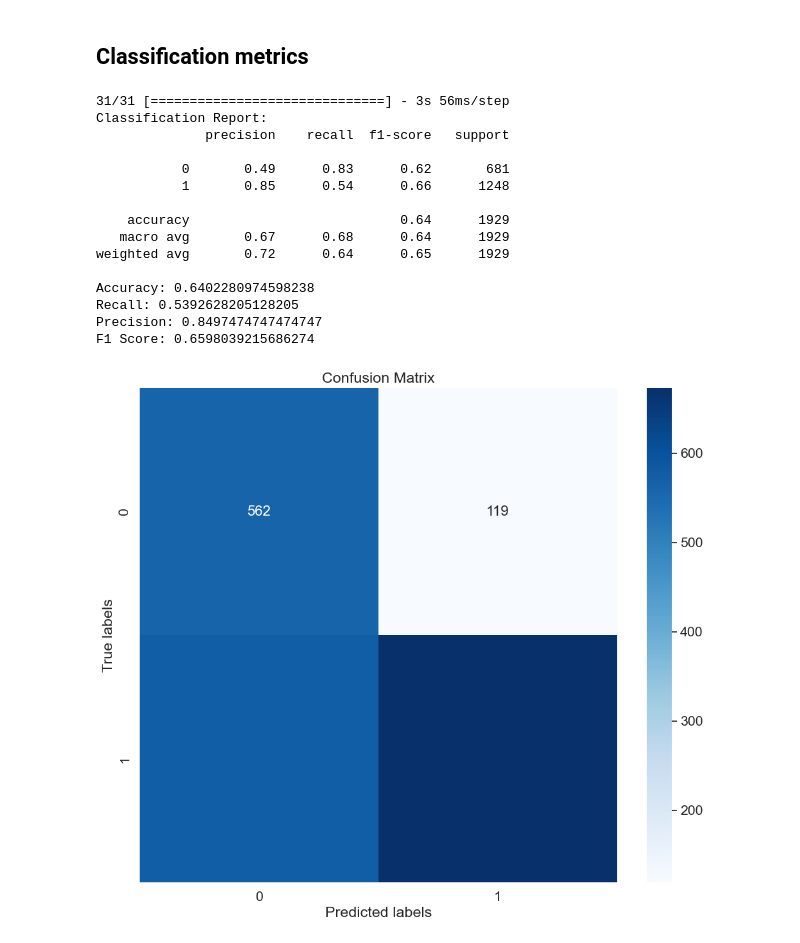
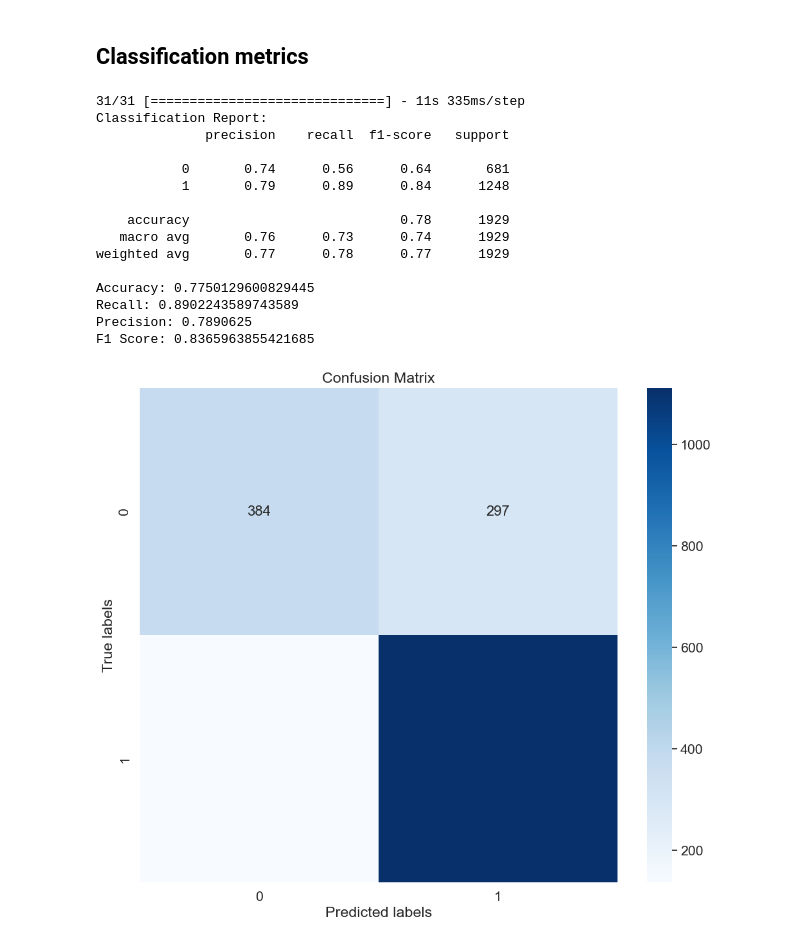
Before and after one commit to TeodorRusKvi/Text-analysis-and-lingustics, a Jupyter notebook: git_NLP_Notebooks/LSTM_CNN_attention_Kopi.ipynb, the cells around one changed output. Saved outputs shown, nothing was run; the diff lists cells and outputs as text; code cells hidden in the pictures.

```diff
--- a/git_NLP_Notebooks/LSTM_CNN_attention_Kopi.ipynb
+++ b/git_NLP_Notebooks/LSTM_CNN_attention_Kopi.ipynb
@@ -133,10 +156,10 @@ def CNN_LSTM_sequential(params, config):
     conv = Conv1D(filters=params['conv_filters'], kernel_size=1, activation='relu')(dropout)
     conv = BatchNormalization()(conv)
 
-    lstm = Bidirectional(LSTM(params['lstm_units'], return_sequences=True, dropout=params['lstm_dropout'], recurrent_dropout=params['lstm_recurrent']))(conv)
+    lstm = Bidirectional(LSTM(params['lstm_units'], return_sequences=True, dropout=0.006, recurrent_dropout=0.1))(conv)
     lstm = LayerNormalization()(lstm)
 
-    num_heads = params['heads']
+    num_heads = 8
     attention_layer = MultiHeadAttention(num_heads=num_heads, key_dim=config.embeddings_GloVe.shape[1] // num_heads, dropout=0.1)
     attention_output = attention_layer(query=lstm, key=lstm, value=lstm)
     attention_output = LayerNormalization()(attention_output)
@@ -164,14 +187,13 @@ def objective(trial):
     # wandb.init(project="optuna_with_wandb", entity="your_entity_here", reinit=True)
     params = {
         'lstm_units': trial.suggest_int('lstm_units', 100, 150, step=5),
-        'dense_1_units': trial.suggest_int('dense_1_units', 100, 150, step=5),
+        # 'dense_1_units': trial.suggest_int('dense_1_units', 100, 150, step=5),
         'dense_2_units': trial.suggest_int('dense_2_units', 100, 150, step=5),
         'dropout_rate': trial.suggest_float('dropout_rate', 0.2, 0.5),
-        'lstm_dropout': trial.suggest_float('lstm_dropout', 0.0, 0.2),
-        'lstm_recurrent': trial.suggest_float('lstm_recurrent', 0.0, 0.2),
+        # 'lstm_dropout': trial.suggest_float('lstm_dropout', 0.0, 0.2),
+        # 'lstm_recurrent': trial.suggest_float('lstm_recurrent', 0.0, 0.2),
         'learning_rate': trial.suggest_float('learning_rate', 1e-4, 1e-2, log=True),
-        'conv_filters': trial.suggest_int('conv_filters', 32, 64, step=2),
-        'heads': trial.suggest_int('heads', 8, 16, step=8)
+        'conv_filters': trial.suggest_int('conv_filters', 32, 64, step=2)
     }
 
     # # Log hyperparameters to wandb
@@ -202,7 +224,7 @@ def objective(trial):
 
 # Setup Optuna with persistent storage
 storage_url = "sqlite:///db.sqlite3"
-study_name = 'new_study'
+study_name = 'Proto_koer'
 # optuna.logging.get_logger("optuna").addHandler(logging.StreamHandler(sys.stdout))
 study = optuna.create_study(direction='maximize',
                             sampler=optuna.samplers.TPESampler(),
@@ -420,0 +265,12 @@ Trial 0 failed with value None.
+# %%
+# Retrieve the best model
+best_params = study.best_trial.params
+
+best_model = CNN_LSTM_sequential(best_params, config)
+
+best_model.fit(X_train, y_train, validation_data=(X_val, y_val), epochs=20, batch_size=32, verbose=1)
+# Retrain on the full training data
+
+# Evaluate on the test data
+loss_1, accuracy_1 = best_model.evaluate(X_test, y_test, verbose=1)
+print(f"Test Accuracy: {accuracy_1}")
@@ -505,7 +346,7 @@ Test Accuracy: 0.6085380911827087
 ## Classification metrics
 # %%
 # Predict probabilities for the positive class (class 1)
-probabilities = model.predict(X_test, batch_size=64)
+probabilities = best_model.predict(X_test, batch_size=64)
 
 # Ensure that probabilities are in the expected format
 # y_pred = (probabilities > 0.5).astype(int).flatten()
@@ -519,41 +360,41 @@ precision = precision_score(y_test, y_pred)
 f1 = f1_score(y_test, y_pred)
 
 # Calculating different metrics
 print("Classification Report:")
 print(classification_report(y_test, y_pred))
 
 # Print each metric
 print("Accuracy:", accuracy)
 print("Recall:", recall)
 print("Precision:", precision)
 print("F1 Score:", f1)
 
 # Creating a confusion matrix for visualization
 cm = confusion_matrix(y_test, y_pred)
 
 # Plotting the confusion matrix
 plt.figure(figsize=(12,10))
 sns.set(font_scale=1.4)  # for label size
 sns.heatmap(cm, annot=True, annot_kws={"size": 16}, fmt='g', cmap='Blues')  # fmt='g' to avoid scientific notation
 
 plt.xlabel('Predicted labels')
 plt.ylabel('True labels')
 plt.title('Confusion Matrix')
 plt.show()
 # %% [output]
-31/31 [==============================] - 3s 56ms/step
+31/31 [==============================] - 11s 335ms/step
 Classification Report:
               precision    recall  f1-score   support
 
-           0       0.49      0.83      0.62       681
-           1       0.85      0.54      0.66      1248
+           0       0.74      0.56      0.64       681
+           1       0.79      0.89      0.84      1248
 
-    accuracy                           0.64      1929
-   macro avg       0.67      0.68      0.64      1929
-weighted avg       0.72      0.64      0.65      1929
+    accuracy                           0.78      1929
+   macro avg       0.76      0.73      0.74      1929
+weighted avg       0.77      0.78      0.77      1929
 
-Accuracy: 0.6402280974598238
-Recall: 0.5392628205128205
-Precision: 0.8497474747474747
-F1 Score: 0.6598039215686274
+Accuracy: 0.7750129600829445
+Recall: 0.8902243589743589
+Precision: 0.7890625
+F1 Score: 0.8365963855421685
-[figure, old version]
+[figure, new version]
```
Also changed, not shown: parts of 13 cells of this notebook, 5 other files.
